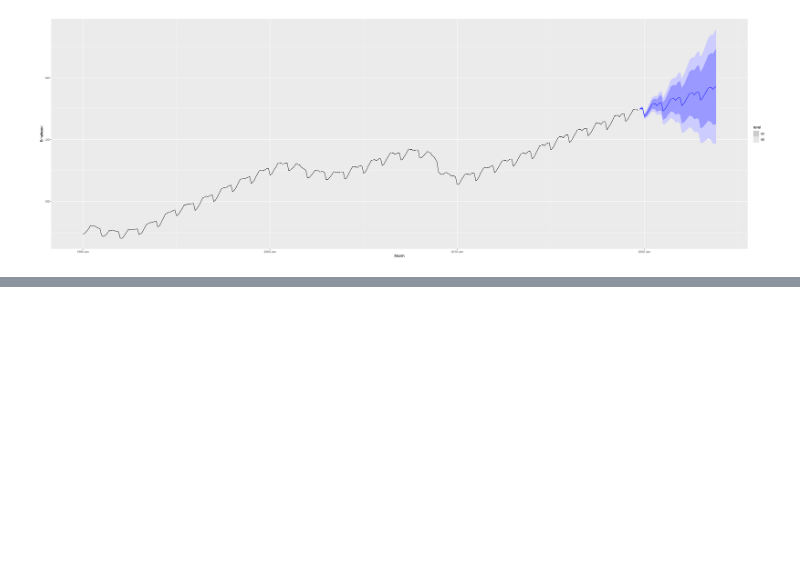
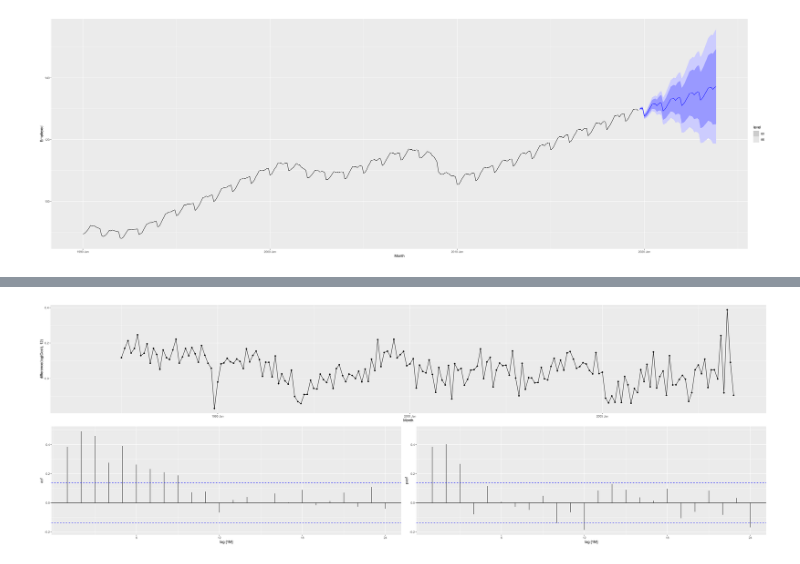
Before and after one commit to ARKA1112/Time_Series_R, a Jupyter notebook: OTEXTS_9.ipynb, the cells around one changed output, grey strips where cells are left out. Saved outputs shown, nothing was run; the diff lists cells and outputs as text; code cells hidden in the pictures; blank space fills up the shorter version.

```diff
--- a/OTEXTS_9.ipynb
+++ b/OTEXTS_9.ipynb
@@ -469,0 +490,3 @@ forecast(fit,h=50)|>filter(.model == "arima310011")|> autoplot(total_private)
+# %%
+h02 |> gg_tsdisplay(difference(log(Cost), 12), plot_type = "partial", lag_max = 24)
+# %% [output]
@@ -469,0 +497 @@ forecast(fit,h=50)|>filter(.model == "arima310011")|> autoplot(total_private)
+[figure, added]
```
Also changed, not shown: parts of 10 cells of this notebook.
